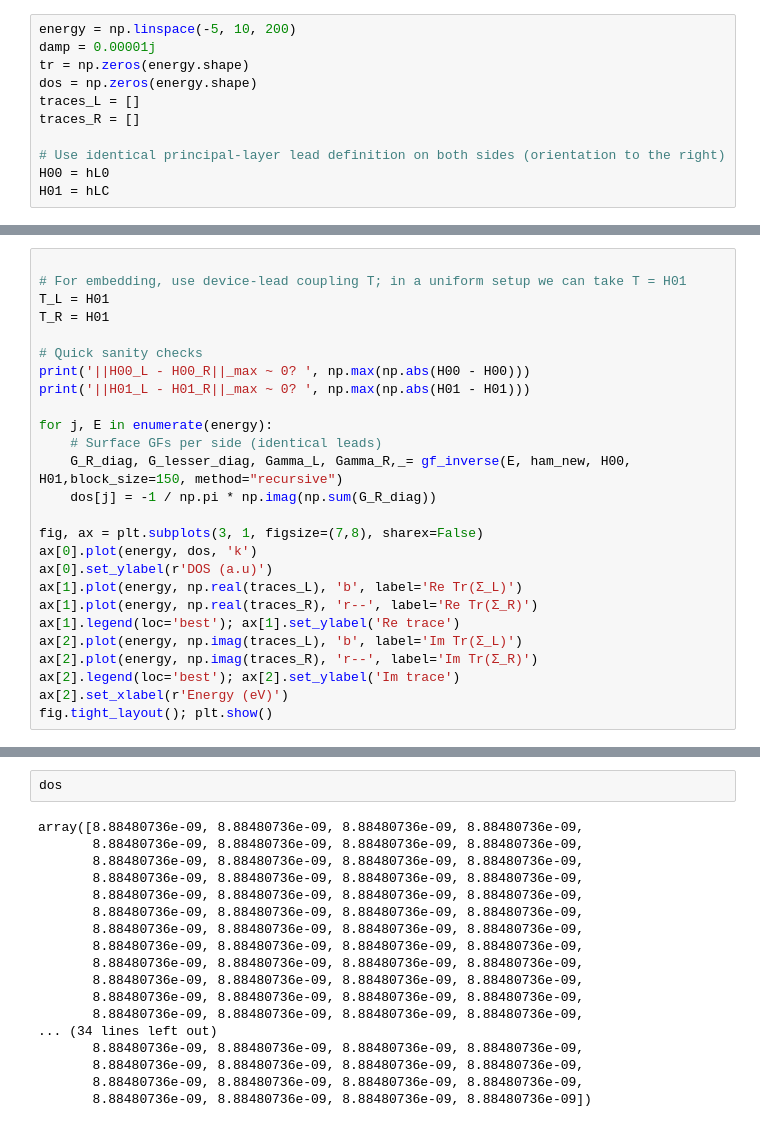
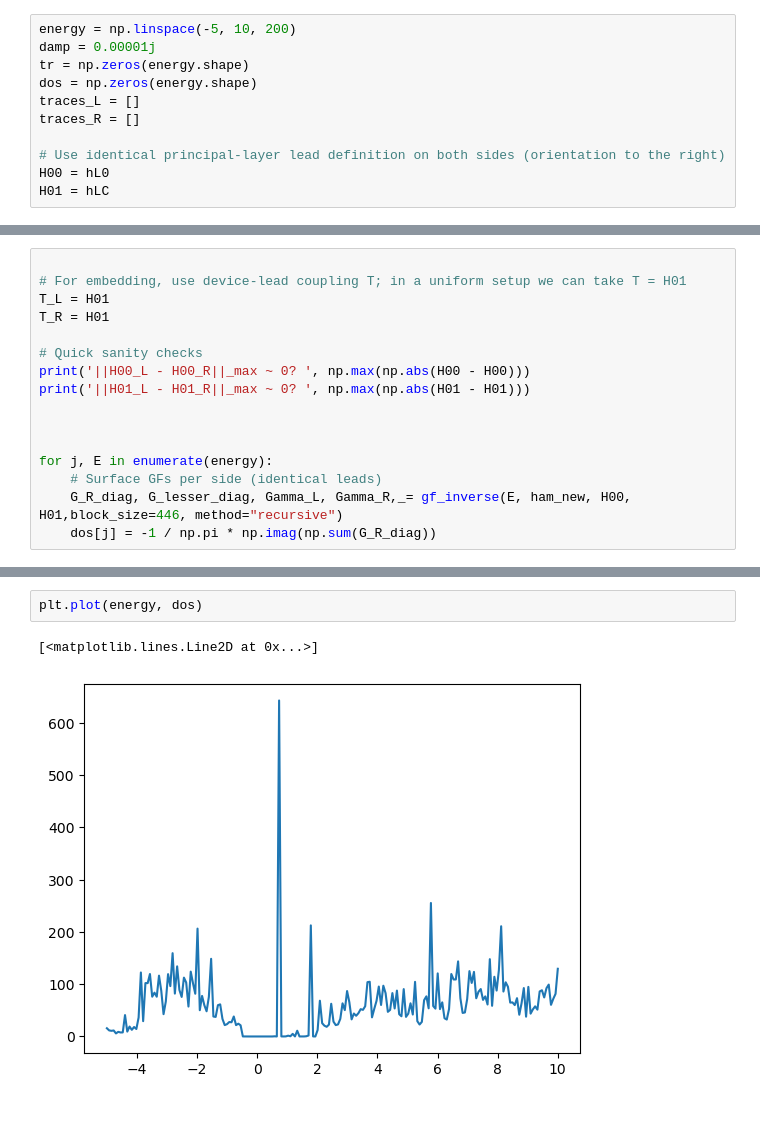
Before and after one commit to nandandiwan/Berkeley-Transport-Simulator, a Jupyter notebook: src/negf/examples/transmission_test.ipynb, the cells around one changed output, grey strips where cells are left out. Cells and saved outputs as stored; diff of their text form.

```diff
--- a/src/negf/examples/transmission_test.ipynb
+++ b/src/negf/examples/transmission_test.ipynb
@@ -149,22 +176,12 @@ T_R = H01
 print('||H00_L - H00_R||_max ~ 0? ', np.max(np.abs(H00 - H00)))
 print('||H01_L - H01_R||_max ~ 0? ', np.max(np.abs(H01 - H01)))
 
+
+
 for j, E in enumerate(energy):
     # Surface GFs per side (identical leads)
-    G_R_diag, G_lesser_diag, Gamma_L, Gamma_R,_= gf_inverse(E, ham_new, H00, H01,block_size=150, method="recursive")
+    G_R_diag, G_lesser_diag, Gamma_L, Gamma_R,_= gf_inverse(E, ham_new, H00, H01,block_size=446, method="recursive")
     dos[j] = -1 / np.pi * np.imag(np.sum(G_R_diag))
-
-fig, ax = plt.subplots(3, 1, figsize=(7,8), sharex=False)
-ax[0].plot(energy, dos, 'k')
-ax[0].set_ylabel(r'DOS (a.u)')
-ax[1].plot(energy, np.real(traces_L), 'b', label='Re Tr(Σ_L)')
-ax[1].plot(energy, np.real(traces_R), 'r--', label='Re Tr(Σ_R)')
-ax[1].legend(loc='best'); ax[1].set_ylabel('Re trace')
-ax[2].plot(energy, np.imag(traces_L), 'b', label='Im Tr(Σ_L)')
-ax[2].plot(energy, np.imag(traces_R), 'r--', label='Im Tr(Σ_R)')
-ax[2].legend(loc='best'); ax[2].set_ylabel('Im trace')
-ax[2].set_xlabel(r'Energy (eV)')
-fig.tight_layout(); plt.show()
 # %% [output]
 ||H00_L - H00_R||_max ~ 0?  0.0
 ||H01_L - H01_R||_max ~ 0?  0.0
@@ -172,23 +188,8 @@ fig.tight_layout(); plt.show()
 # %%
-dos
+plt.plot(energy, dos)
 # %% [output]
-array([8.88480736e-09, 8.88480736e-09, 8.88480736e-09, 8.88480736e-09,
-       8.88480736e-09, 8.88480736e-09, 8.88480736e-09, 8.88480736e-09,
-       8.88480736e-09, 8.88480736e-09, 8.88480736e-09, 8.88480736e-09,
-       8.88480736e-09, 8.88480736e-09, 8.88480736e-09, 8.88480736e-09,
-       8.88480736e-09, 8.88480736e-09, 8.88480736e-09, 8.88480736e-09,
-       8.88480736e-09, 8.88480736e-09, 8.88480736e-09, 8.88480736e-09,
-       8.88480736e-09, 8.88480736e-09, 8.88480736e-09, 8.88480736e-09,
-       8.88480736e-09, 8.88480736e-09, 8.88480736e-09, 8.88480736e-09,
-       8.88480736e-09, 8.88480736e-09, 8.88480736e-09, 8.88480736e-09,
-       8.88480736e-09, 8.88480736e-09, 8.88480736e-09, 8.88480736e-09,
-       8.88480736e-09, 8.88480736e-09, 8.88480736e-09, 8.88480736e-09,
-       8.88480736e-09, 8.88480736e-09, 8.88480736e-09, 8.88480736e-09,
-... (34 lines left out)
-       8.88480736e-09, 8.88480736e-09, 8.88480736e-09, 8.88480736e-09,
-       8.88480736e-09, 8.88480736e-09, 8.88480736e-09, 8.88480736e-09,
-       8.88480736e-09, 8.88480736e-09, 8.88480736e-09, 8.88480736e-09,
-       8.88480736e-09, 8.88480736e-09, 8.88480736e-09, 8.88480736e-09])
+[<matplotlib.lines.Line2D at 0x...>]
+[figure, added]
 # %%
 G00_L = _sancho_rubio_surface_gf(E, H00, H01)
 G00_L
```
Also changed, not shown: parts of 16 cells of this notebook, 12 other files.
